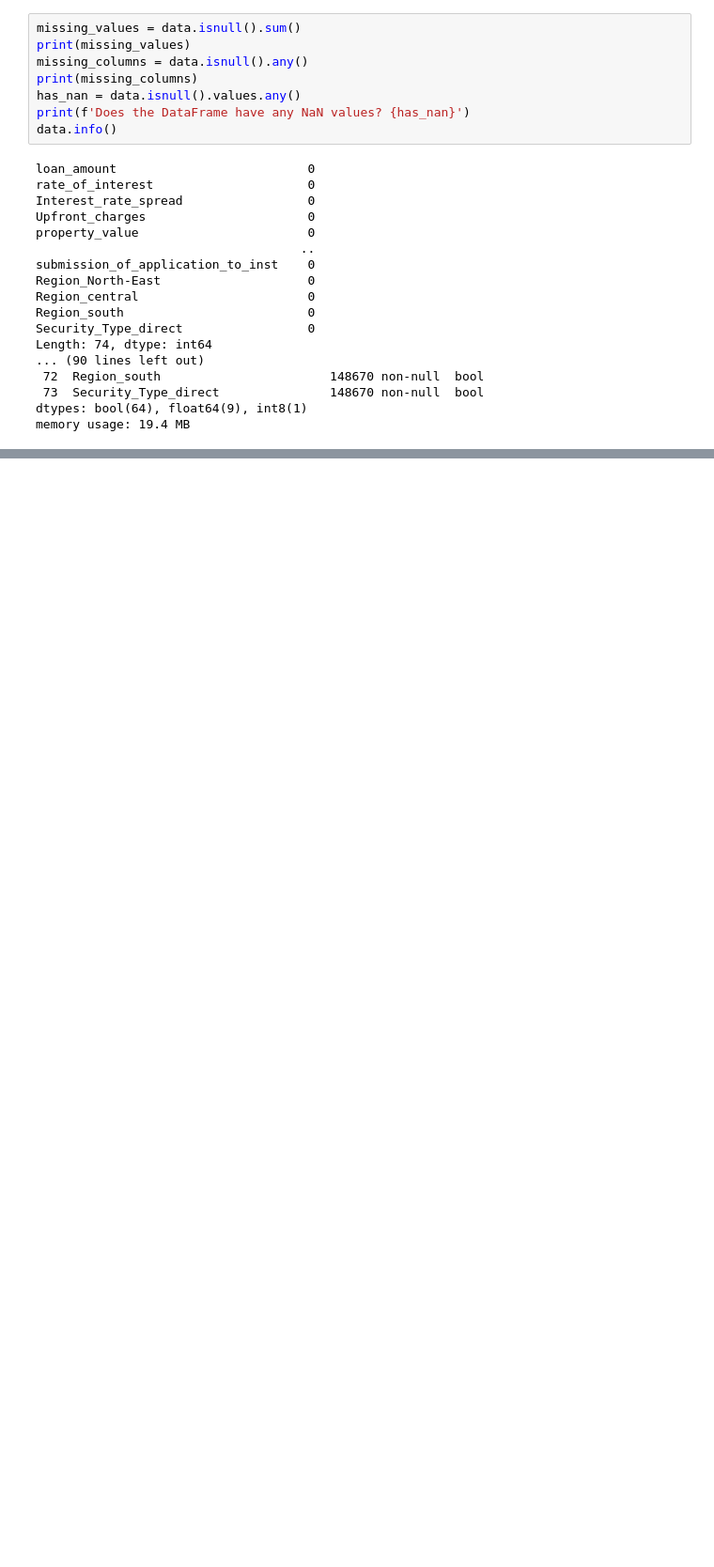
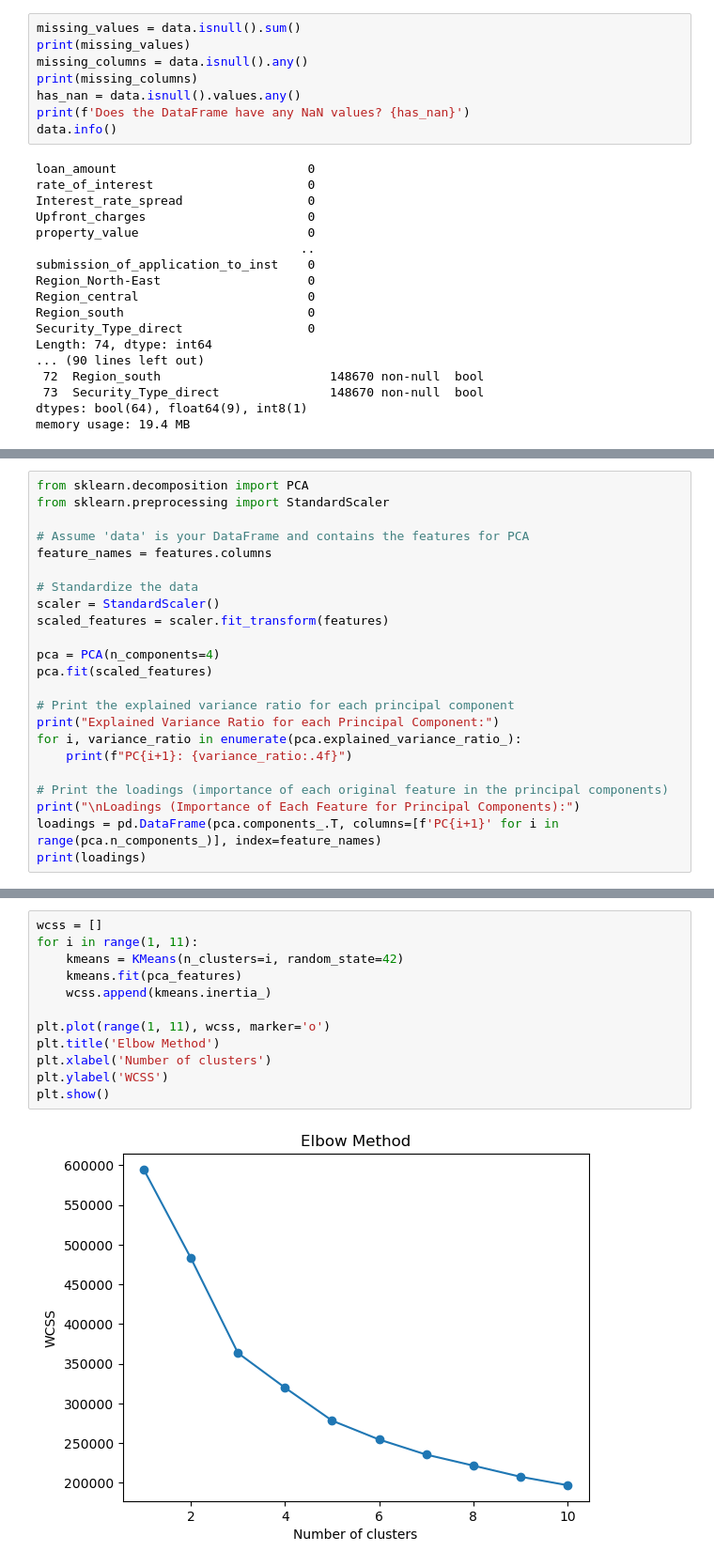
Before and after one commit to kaizenx/csca5632-week5, a Jupyter notebook: unsupervisedfinalproject.ipynb, the cells around one changed output, grey strips where cells are left out. Shown at 94% size. Saved outputs shown, nothing was run; the diff lists cells and outputs as text; blank space fills up the shorter version.

```diff
--- a/unsupervisedfinalproject.ipynb
+++ b/unsupervisedfinalproject.ipynb
@@ -291,0 +296,23 @@ lump_sum_payment_not_lpsm           -0.187752
+# %%
+from sklearn.decomposition import PCA
+from sklearn.preprocessing import StandardScaler
+
+# Assume 'data' is your DataFrame and contains the features for PCA
+feature_names = features.columns
+
+# Standardize the data
+scaler = StandardScaler()
+scaled_features = scaler.fit_transform(features)
+
+pca = PCA(n_components=4)
+pca.fit(scaled_features)
+
+# Print the explained variance ratio for each principal component
+print("Explained Variance Ratio for each Principal Component:")
+for i, variance_ratio in enumerate(pca.explained_variance_ratio_):
+    print(f"PC{i+1}: {variance_ratio:.4f}")
+
+# Print the loadings (importance of each original feature in the principal components)
+print("\nLoadings (Importance of Each Feature for Principal Components):")
+loadings = pd.DataFrame(pca.components_.T, columns=[f'PC{i+1}' for i in range(pca.n_components_)], index=feature_names)
+print(loadings)
@@ -291,0 +332,14 @@ lump_sum_payment_not_lpsm           -0.187752
+# %%
+wcss = []
+for i in range(1, 11):
+    kmeans = KMeans(n_clusters=i, random_state=42)
+    kmeans.fit(pca_features)
+    wcss.append(kmeans.inertia_)
+
+plt.plot(range(1, 11), wcss, marker='o')
+plt.title('Elbow Method')
+plt.xlabel('Number of clusters')
+plt.ylabel('WCSS')
+plt.show()
+# %% [output]
+[figure, added]
```
Also changed, not shown: parts of 11 cells of this notebook, 1 other file.
